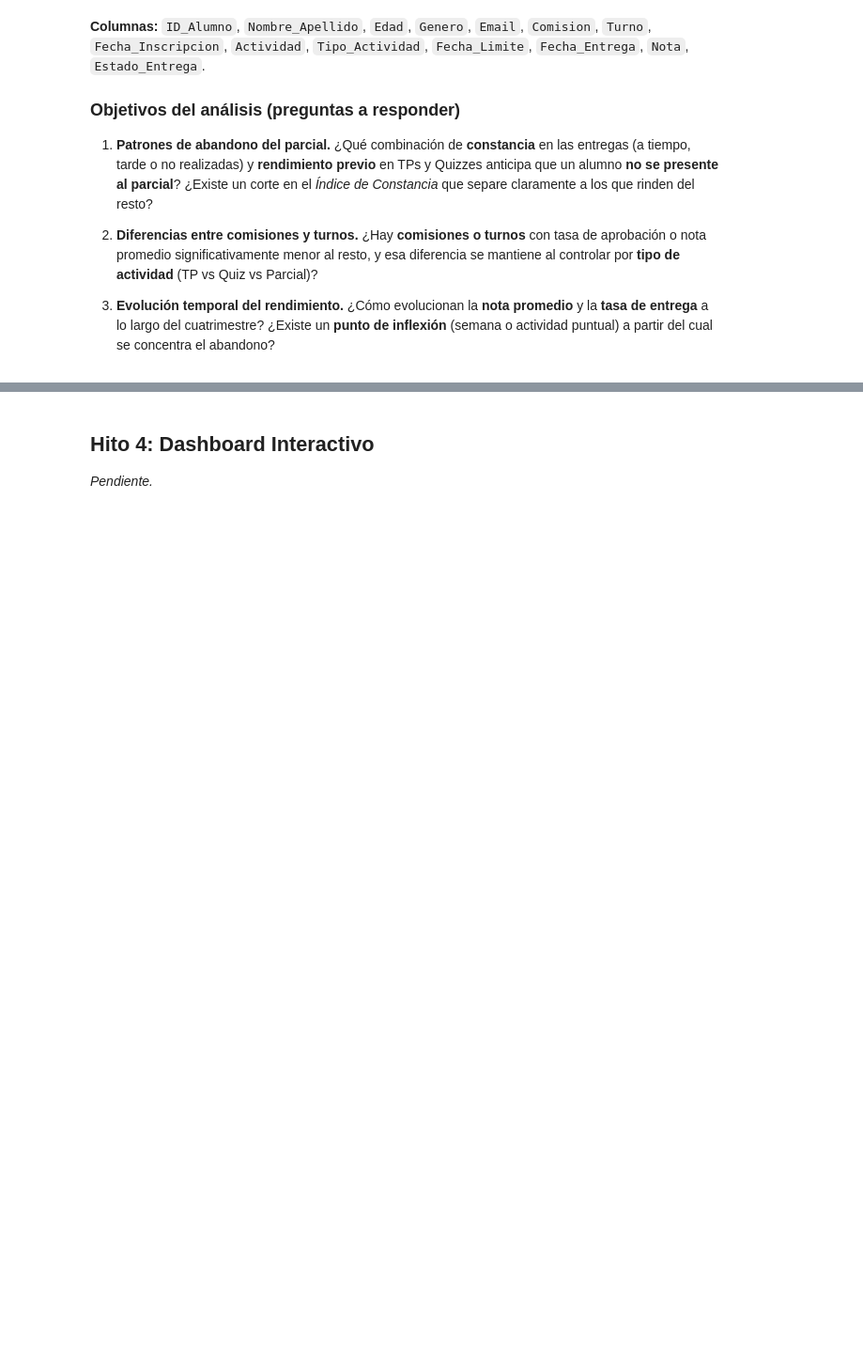
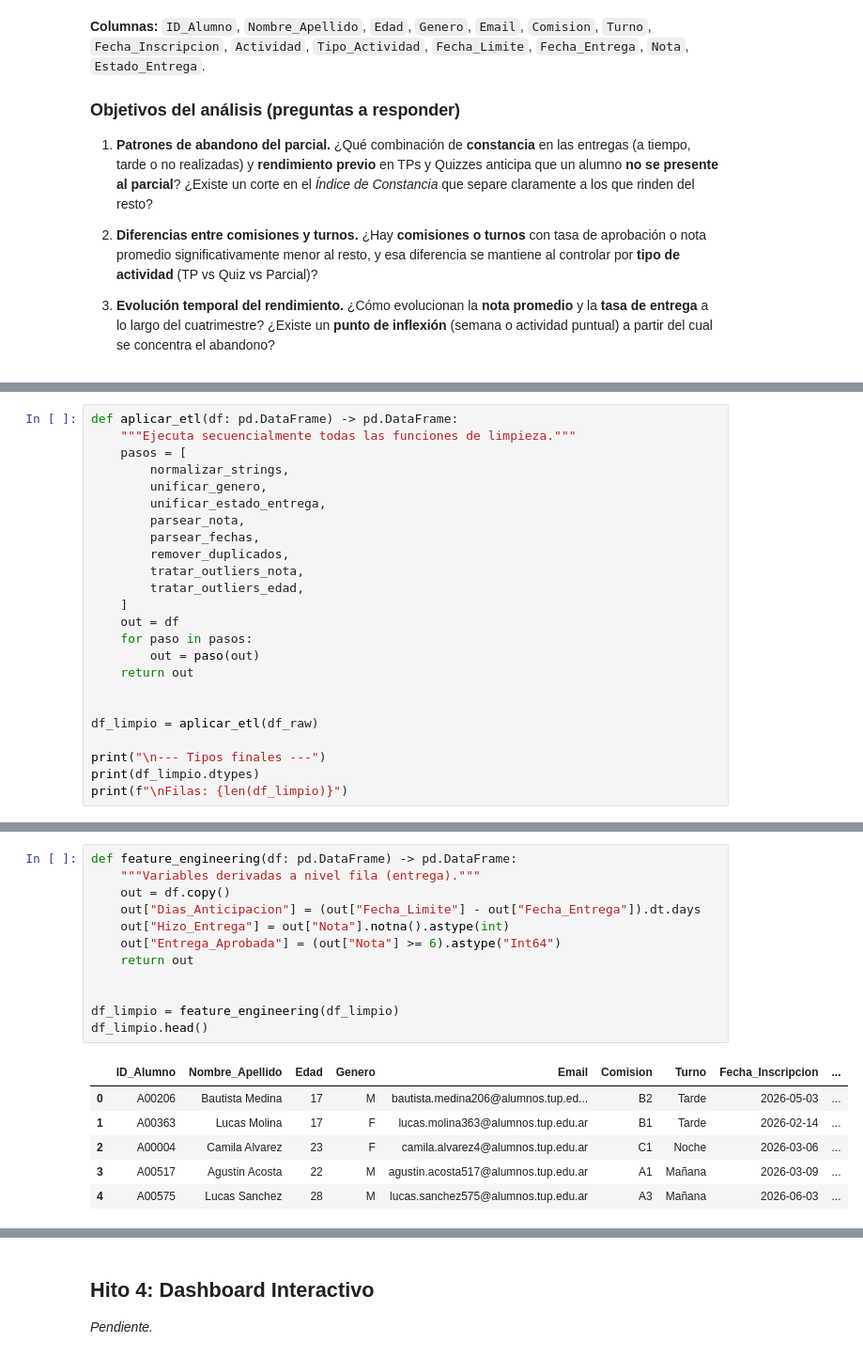
Before and after one commit to AxelMejias/Integrador-Rigoni, a Jupyter notebook: notebooks/TPI_Analisis_Datos.ipynb, the cells around one changed output, grey strips where cells are left out. Shown at 94% size. Cells and saved outputs as stored; diff of their text form; blank space fills up the shorter version.

```diff
--- a/notebooks/TPI_Analisis_Datos.ipynb
+++ b/notebooks/TPI_Analisis_Datos.ipynb
@@ -63,0 +235,24 @@ df.head()
+# %%
+def aplicar_etl(df: pd.DataFrame) -> pd.DataFrame:
+    """Ejecuta secuencialmente todas las funciones de limpieza."""
+    pasos = [
+        normalizar_strings,
+        unificar_genero,
+        unificar_estado_entrega,
+        parsear_nota,
+        parsear_fechas,
+        remover_duplicados,
+        tratar_outliers_nota,
+        tratar_outliers_edad,
+    ]
+    out = df
+    for paso in pasos:
+        out = paso(out)
+    return out
+
+
+df_limpio = aplicar_etl(df_raw)
+
+print("\n--- Tipos finales ---")
+print(df_limpio.dtypes)
+print(f"\nFilas: {len(df_limpio)}")
@@ -63,0 +290,19 @@ df.head()
+# %%
+def feature_engineering(df: pd.DataFrame) -> pd.DataFrame:
+    """Variables derivadas a nivel fila (entrega)."""
+    out = df.copy()
+    out["Dias_Anticipacion"] = (out["Fecha_Limite"] - out["Fecha_Entrega"]).dt.days
+    out["Hizo_Entrega"] = out["Nota"].notna().astype(int)
+    out["Entrega_Aprobada"] = (out["Nota"] >= 6).astype("Int64")
+    return out
+
+
+df_limpio = feature_engineering(df_limpio)
+df_limpio.head()
+# %% [output]
+|  | ID_Alumno | Nombre_Apellido | Edad | Genero | Email | Comision | Turno | Fecha_Inscripcion | ... |
+| 0 | A00206 | Bautista Medina | 17 | M | bautista.medina206@alumnos.tup.ed... | B2 | Tarde | 2026-05-03 | ... |
+| 1 | A00363 | Lucas Molina | 17 | F | lucas.molina363@alumnos.tup.edu.ar | B1 | Tarde | 2026-02-14 | ... |
+| 2 | A00004 | Camila Alvarez | 23 | F | camila.alvarez4@alumnos.tup.edu.ar | C1 | Noche | 2026-03-06 | ... |
+| 3 | A00517 | Agustin Acosta | 22 | M | agustin.acosta517@alumnos.tup.edu.ar | A1 | Mañana | 2026-03-09 | ... |
+| 4 | A00575 | Lucas Sanchez | 28 | M | lucas.sanchez575@alumnos.tup.edu.ar | A3 | Mañana | 2026-06-03 | ... |
```
Also changed, not shown: parts of 20 cells of this notebook, 2 other files.
